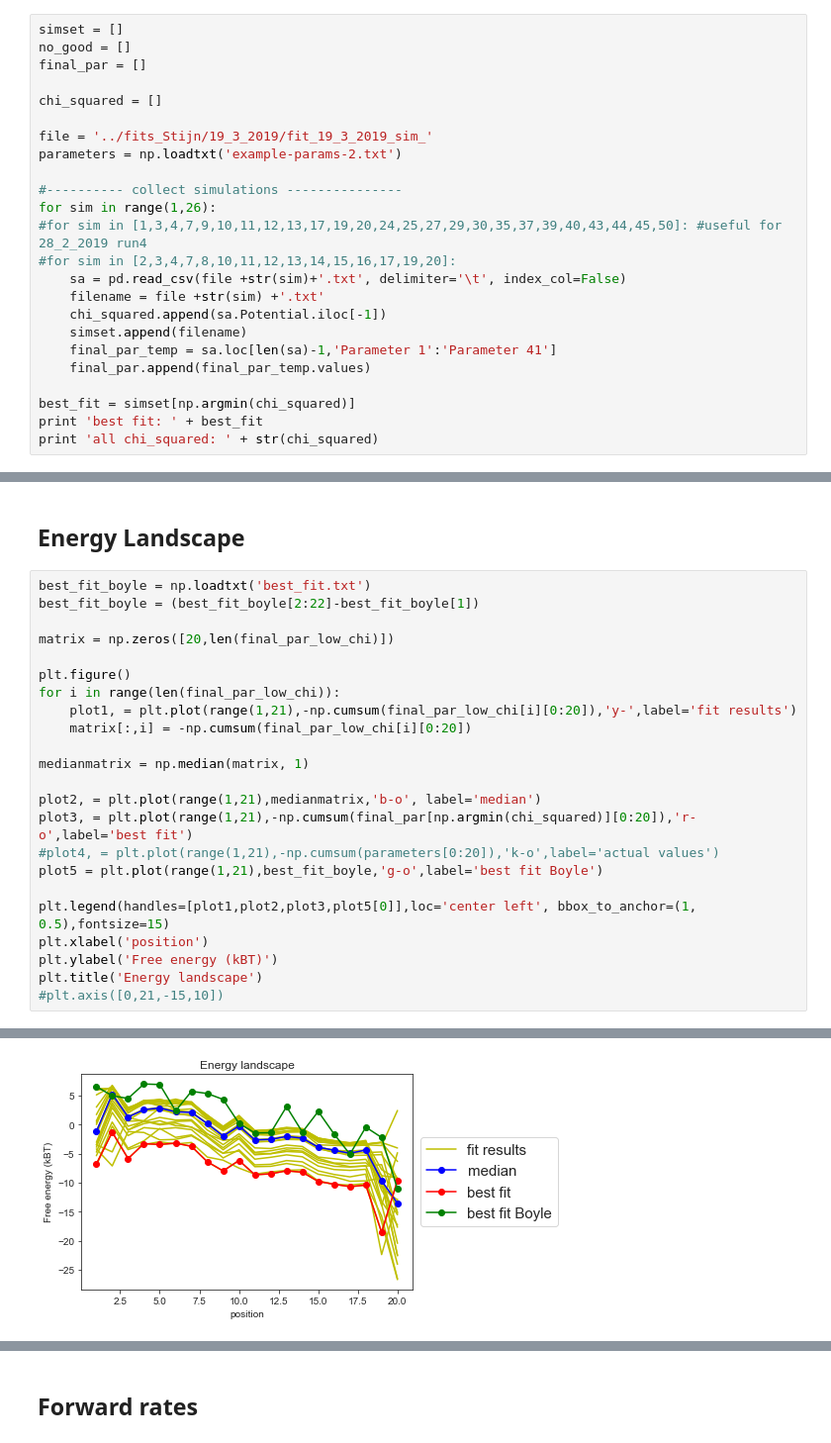
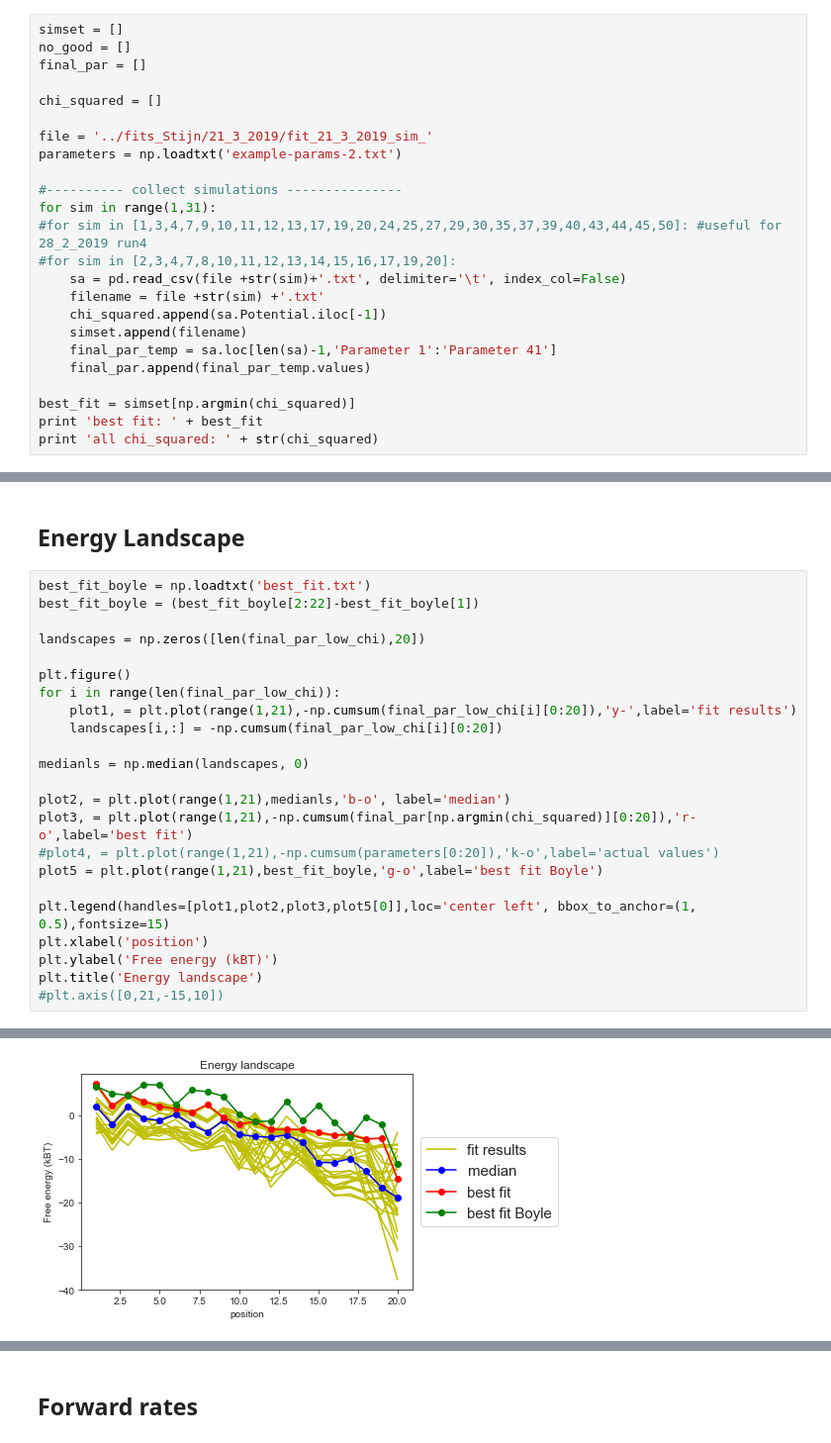
Before and after one commit to martin-depken/Energy-Landscape, a Jupyter notebook: predict_pclv_Stijn/free_energy_landscapes.ipynb, the cells around one changed output, grey strips where cells are left out. Shown at 99% size. Drawn from its saved outputs; the diff is of its cells as text.

```diff
--- a/predict_pclv_Stijn/free_energy_landscapes.ipynb
+++ b/predict_pclv_Stijn/free_energy_landscapes.ipynb
@@ -21,11 +23,11 @@ final_par = []
 
 chi_squared = []
 
-file = '../fits_Stijn/19_3_2019/fit_19_3_2019_sim_'
+file = '../fits_Stijn/21_3_2019/fit_21_3_2019_sim_'
 parameters = np.loadtxt('example-params-2.txt')
 
 #---------- collect simulations ---------------
-for sim in range(1,26):
+for sim in range(1,31):
 #for sim in [1,3,4,7,9,10,11,12,13,17,19,20,24,25,27,29,30,35,37,39,40,43,44,45,50]: #useful for 28_2_2019 run4
 #for sim in [2,3,4,7,8,10,11,12,13,14,15,16,17,19,20]:
     sa = pd.read_csv(file +str(sim)+'.txt', delimiter='\t', index_col=False)
@@ -102,26 +105,26 @@ Text(0.5,1,'mismatches')
 # %%
 best_fit_boyle = np.loadtxt('best_fit.txt')
 best_fit_boyle = (best_fit_boyle[2:22]-best_fit_boyle[1])
 
-matrix = np.zeros([20,len(final_par_low_chi)])
+landscapes = np.zeros([len(final_par_low_chi),20])
 
 plt.figure()
 for i in range(len(final_par_low_chi)):
     plot1, = plt.plot(range(1,21),-np.cumsum(final_par_low_chi[i][0:20]),'y-',label='fit results')
-    matrix[:,i] = -np.cumsum(final_par_low_chi[i][0:20])
+    landscapes[i,:] = -np.cumsum(final_par_low_chi[i][0:20])
 
-medianmatrix = np.median(matrix, 1)
+medianls = np.median(landscapes, 0)
 
-plot2, = plt.plot(range(1,21),medianmatrix,'b-o', label='median')
+plot2, = plt.plot(range(1,21),medianls,'b-o', label='median')
 plot3, = plt.plot(range(1,21),-np.cumsum(final_par[np.argmin(chi_squared)][0:20]),'r-o',label='best fit')
 #plot4, = plt.plot(range(1,21),-np.cumsum(parameters[0:20]),'k-o',label='actual values')
 plot5 = plt.plot(range(1,21),best_fit_boyle,'g-o',label='best fit Boyle')
 
 plt.legend(handles=[plot1,plot2,plot3,plot5[0]],loc='center left', bbox_to_anchor=(1, 0.5),fontsize=15)
 plt.xlabel('position')
 plt.ylabel('Free energy (kBT)')
 plt.title('Energy landscape')
 #plt.axis([0,21,-15,10])
 # %% [output]
 Text(0.5,1,'Energy landscape')
-[figure, old version]
+[figure, new version]
```
Also changed, not shown: parts of 11 cells of this notebook, 4 other files.
